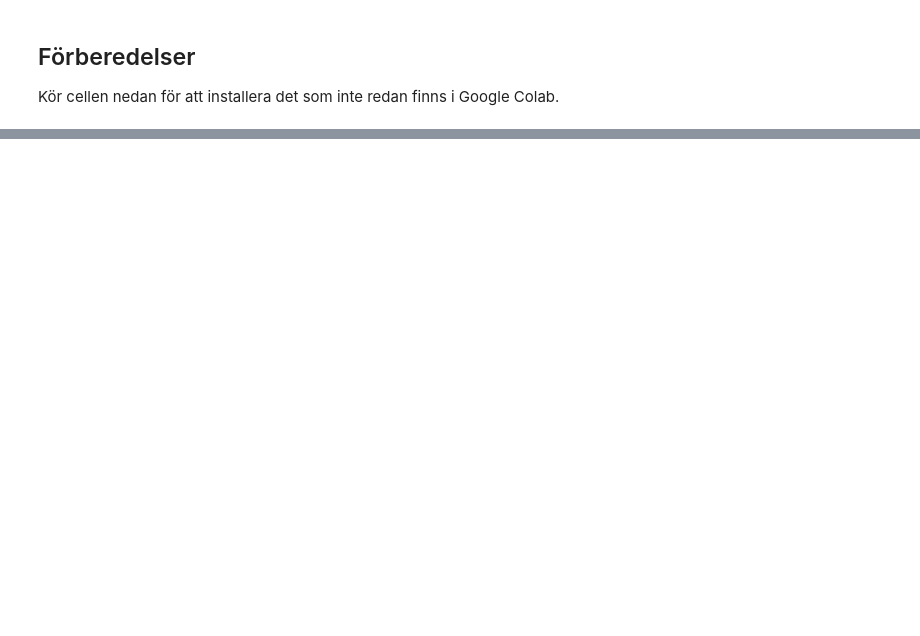
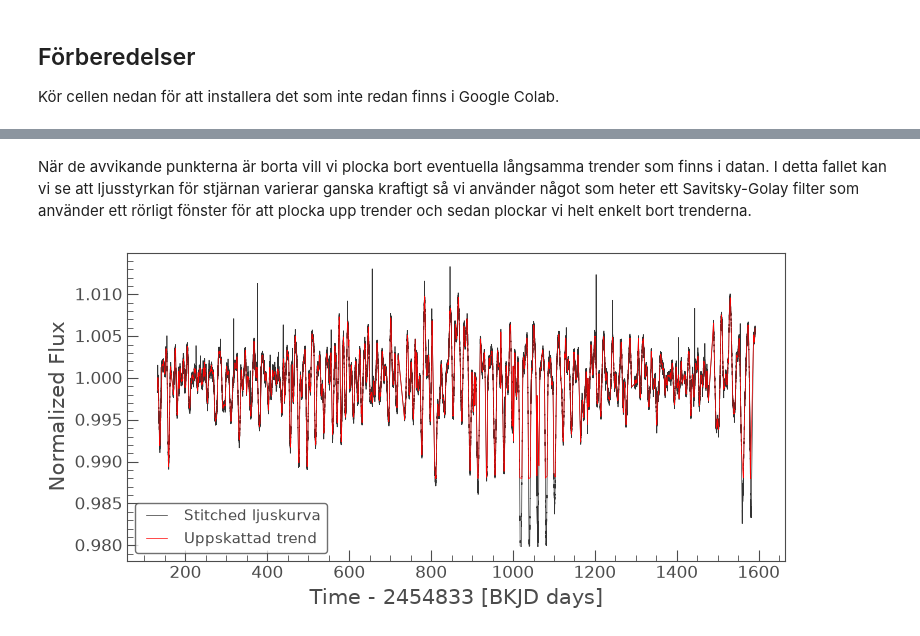
Before and after one commit to AU-s-Elevforbund/gymnasiearbete, a Jupyter notebook: 01-exoplanetens-storlek/01-exoplanetens-storlek.ipynb, the cells around one changed output, grey strips where cells are left out. Saved outputs shown, nothing was run; the diff lists cells and outputs as text; code cells hidden in the pictures; blank space fills up the shorter version.

Commit message:
Ändrat lite vilka exempel jag vill ha och skrivit klart exempel 1

```diff
--- a/01-exoplanetens-storlek/01-exoplanetens-storlek.ipynb
+++ b/01-exoplanetens-storlek/01-exoplanetens-storlek.ipynb
@@ -63,0 +91,12 @@ import lightkurve as lk
+# %% [markdown]
+När de avvikande punkterna är borta vill vi plocka bort eventuella långsamma trender som finns i datan. I detta fallet kan vi se att ljusstyrkan för stjärnan varierar ganska kraftigt så vi använder något som heter ett Savitsky-Golay filter som använder ett rörligt fönster för att plocka upp trender och sedan plockar vi helt enkelt bort trenderna.
+# %%
+# Flatten igen, men spara trenden
+flat_lc, trend_lc = lc_outliers.flatten(return_trend=True, window_length=101)
+
+# Skapa en figur för att jämföra den oplattade kurvan med trenden
+ax = lc_outliers.plot(label='Stitched ljuskurva')
+trend_lc.plot(ax=ax, color='red', linewidth=0.5, label='Uppskattad trend')
+plt.show()
+# %% [output]
+[figure, added]
```
Also changed, not shown: parts of 34 cells of this notebook, 4 other files.
